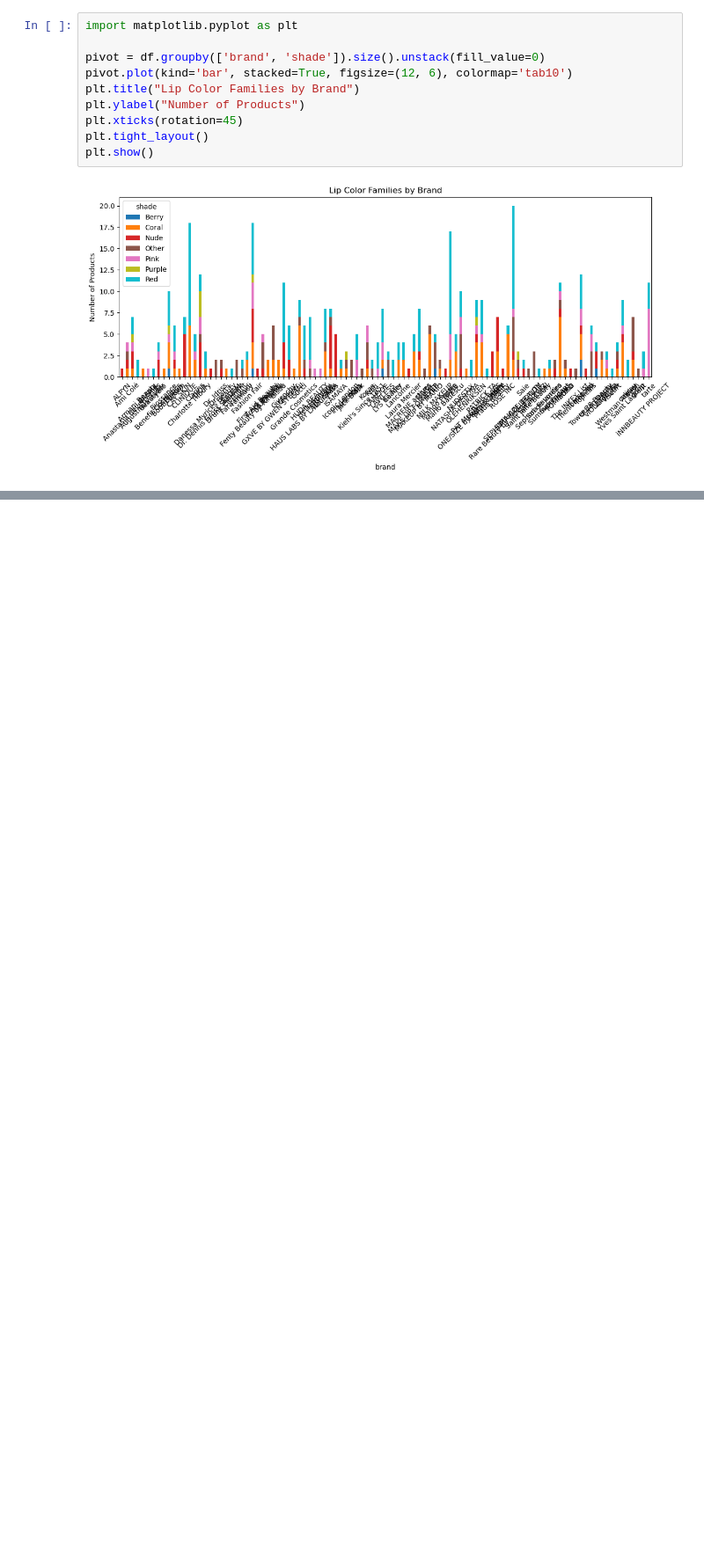
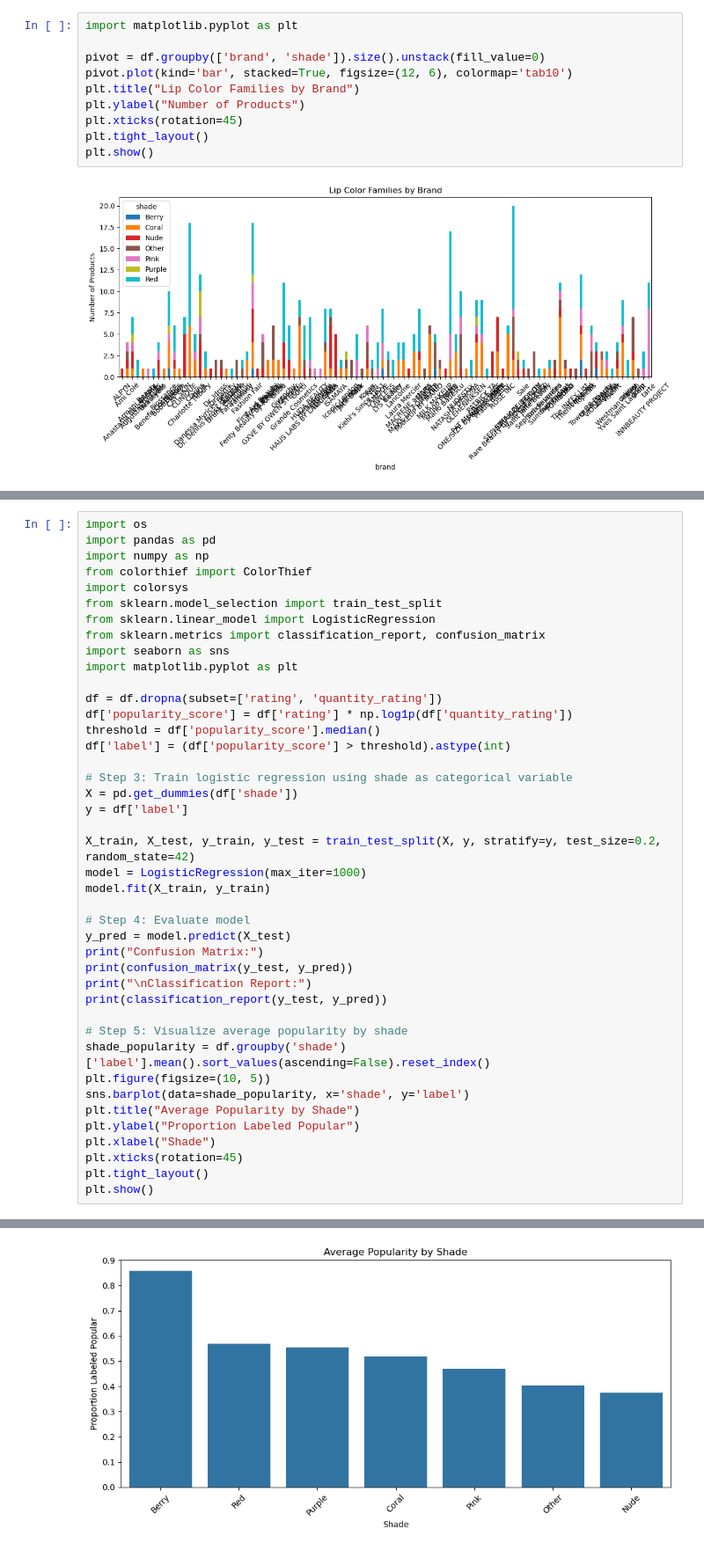
Before and after one commit to Lisabyy/DS4002_Project_3, a Jupyter notebook: SCRIPT/Sephora_Lip_Color_Analysis.ipynb, the cells around one changed output, grey strips where cells are left out. Shown: that part at 88% size. Saved outputs shown, nothing was run; the diff lists cells and outputs as text; blank space fills up the shorter version.

```diff
--- a/SCRIPT/Sephora_Lip_Color_Analysis.ipynb
+++ b/SCRIPT/Sephora_Lip_Color_Analysis.ipynb
@@ -344,0 +251,43 @@ Notes:
+# %%
+import os
+import pandas as pd
+import numpy as np
+from colorthief import ColorThief
+import colorsys
+from sklearn.model_selection import train_test_split
+from sklearn.linear_model import LogisticRegression
+from sklearn.metrics import classification_report, confusion_matrix
+import seaborn as sns
+import matplotlib.pyplot as plt
+
+df = df.dropna(subset=['rating', 'quantity_rating'])
+df['popularity_score'] = df['rating'] * np.log1p(df['quantity_rating'])
+threshold = df['popularity_score'].median()
+df['label'] = (df['popularity_score'] > threshold).astype(int)
+
+# Step 3: Train logistic regression using shade as categorical variable
+X = pd.get_dummies(df['shade'])
+y = df['label']
+
+X_train, X_test, y_train, y_test = train_test_split(X, y, stratify=y, test_size=0.2, random_state=42)
+model = LogisticRegression(max_iter=1000)
+model.fit(X_train, y_train)
+
+# Step 4: Evaluate model
+y_pred = model.predict(X_test)
+print("Confusion Matrix:")
+print(confusion_matrix(y_test, y_pred))
+print("\nClassification Report:")
+print(classification_report(y_test, y_pred))
+
+# Step 5: Visualize average popularity by shade
+shade_popularity = df.groupby('shade')['label'].mean().sort_values(ascending=False).reset_index()
+plt.figure(figsize=(10, 5))
+sns.barplot(data=shade_popularity, x='shade', y='label')
+plt.title("Average Popularity by Shade")
+plt.ylabel("Proportion Labeled Popular")
+plt.xlabel("Shade")
+plt.xticks(rotation=45)
+plt.tight_layout()
+plt.show()
+# %% [output]
@@ -345 +307,2 @@ Notes:
+[figure, added]
 # %% [markdown]
```
Also changed, not shown: parts of 9 cells of this notebook.
